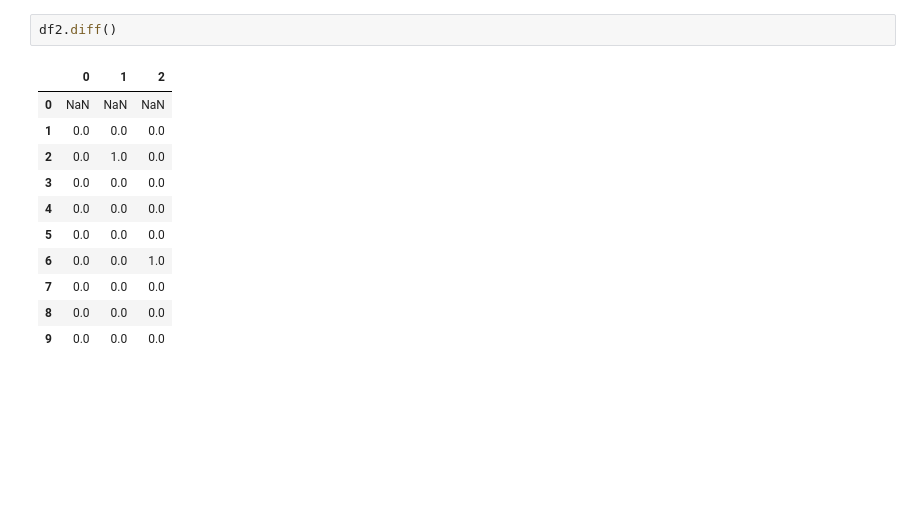
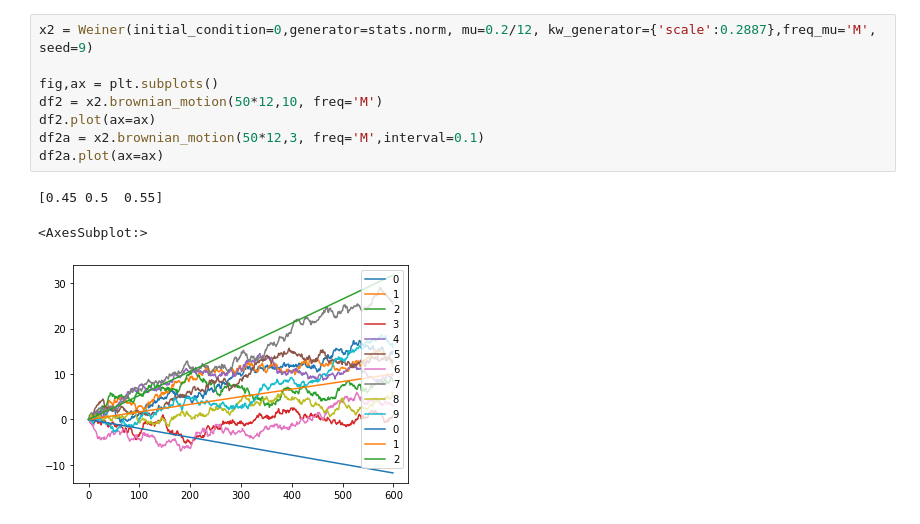
Before and after one commit to scuervo91/dcapy, a Jupyter notebook: examples/test5.ipynb, the cells around one changed output. Cells and saved outputs as stored; diff of their text form; blank space fills up the shorter version.

```diff
--- a/examples/test5.ipynb
+++ b/examples/test5.ipynb
@@ -34,14 +35,12 @@ df2.plot()
-# %%
-df2.diff()
-# %% [output]
-|  | 0 | 1 | 2 |
-| 0 | NaN | NaN | NaN |
-| 1 | 0.0 | 0.0 | 0.0 |
-| 2 | 0.0 | 1.0 | 0.0 |
-| 3 | 0.0 | 0.0 | 0.0 |
-| 4 | 0.0 | 0.0 | 0.0 |
-| 5 | 0.0 | 0.0 | 0.0 |
-| 6 | 0.0 | 0.0 | 1.0 |
-| 7 | 0.0 | 0.0 | 0.0 |
-| 8 | 0.0 | 0.0 | 0.0 |
-| 9 | 0.0 | 0.0 | 0.0 |
+# %%
+x2 = Weiner(initial_condition=0,generator=stats.norm, mu=0.2/12, kw_generator={'scale':0.2887},freq_mu='M', seed=9)
+
+fig,ax = plt.subplots()
+df2 = x2.brownian_motion(50*12,10, freq='M')
+df2.plot(ax=ax)
+df2a = x2.brownian_motion(50*12,3, freq='M',interval=0.1)
+df2a.plot(ax=ax)
+# %% [output]
+[0.45 0.5  0.55]
+<AxesSubplot:>
+[figure, added]
```
Also changed, not shown: parts of 11 cells of this notebook, 2 other files.
